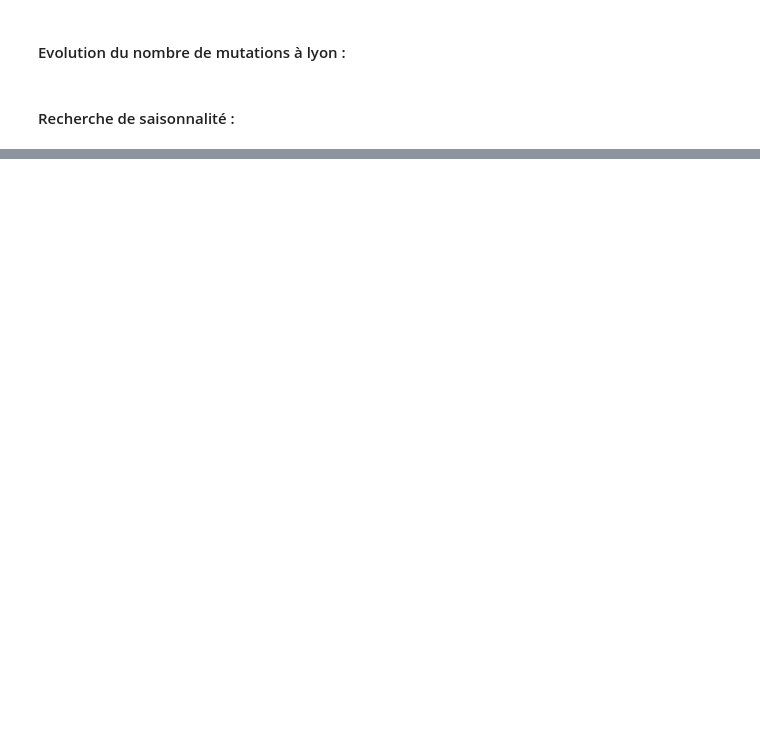
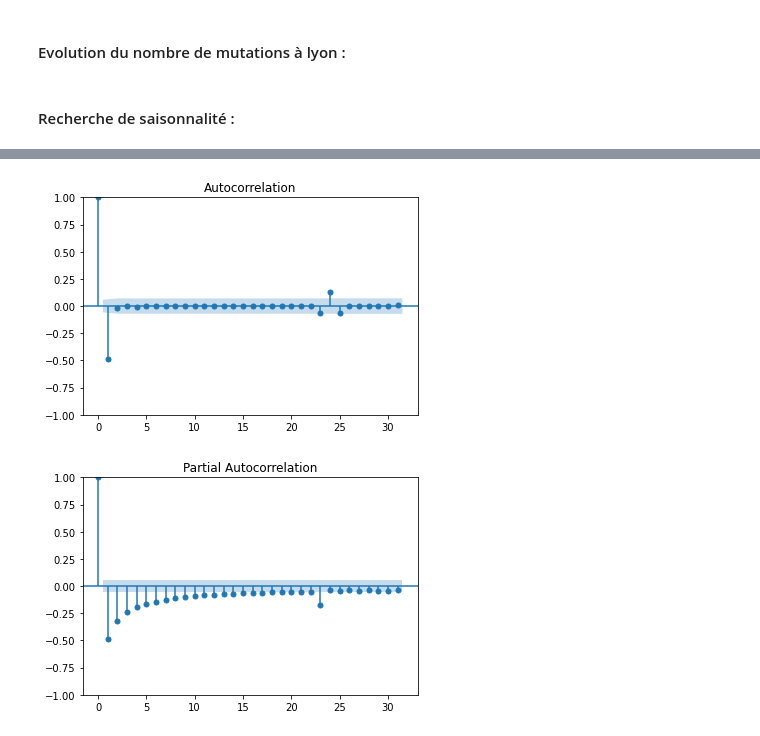
Before and after one commit to laurentgagliardi/dvf_2017-20, a Jupyter notebook: scripts/jupyter_notebook/DVF_analysis.ipynb, the cells around one changed output, grey strips where cells are left out. Cells and saved outputs as stored; diff of their text form; code cells hidden in the pictures; blank space fills up the shorter version.

```diff
--- a/scripts/jupyter_notebook/DVF_analysis.ipynb
+++ b/scripts/jupyter_notebook/DVF_analysis.ipynb
@@ -136,0 +222,9 @@ fig.show()
+# %%
+from statsmodels.graphics.tsaplots import plot_acf, plot_pacf
+df_tsa_sum["diff"].iloc[0] = 0
+plot_acf(df_tsa_sum["diff"])
+plot_pacf(df_tsa_sum["diff"])
+plt.show()
+# %% [output]
+[figure, added]
+[figure, added]
```
Also changed, not shown: parts of 29 cells of this notebook, 6 other files.
